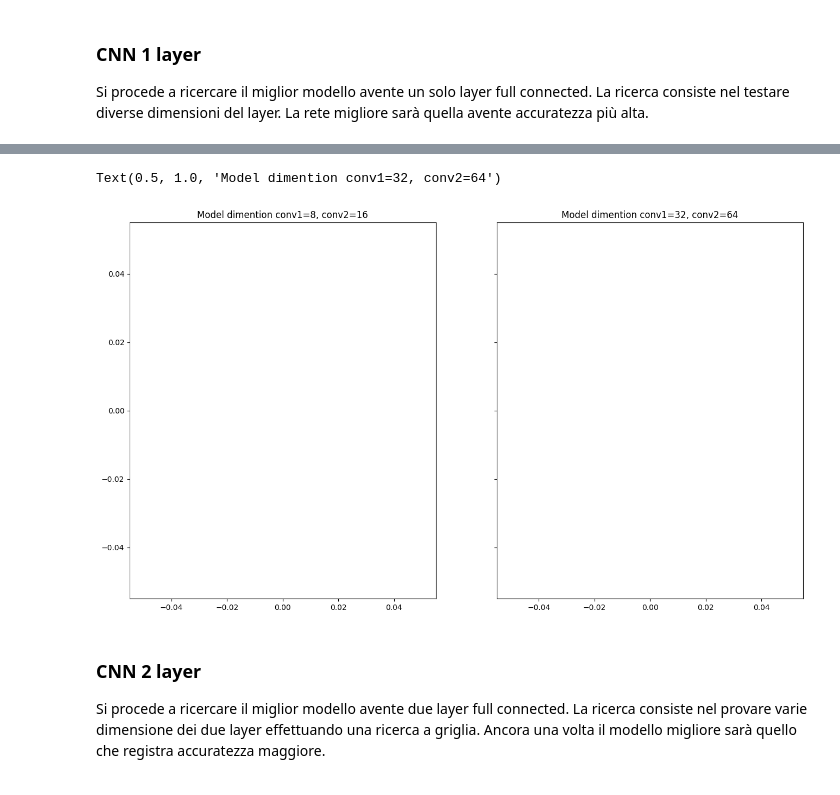
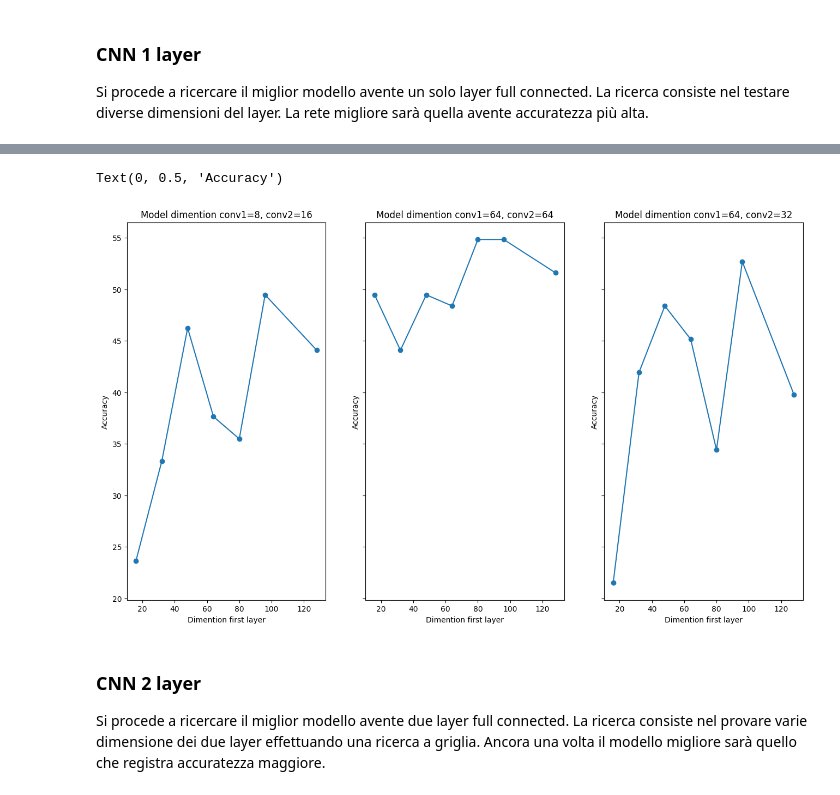
Before and after one commit to lucaFiscariello/ProgettoMachineLearning, a Jupyter notebook: Completo.ipynb, the cells around one changed output, grey strips where cells are left out. Cells and saved outputs as stored; diff of their text form; code cells hidden in the pictures.

```diff
--- a/Completo.ipynb
+++ b/Completo.ipynb
@@ -1372,26 +1373,28 @@ print("Modello migliore con dati di test: accuratezza = {}, layer 1 = {}".format
 # %%
-df_8_16 = df_conv1[ (df_conv1['dim_conv_1'] == "8") & (df_conv1['dim_conv_2'] == "16") ]
-df_64_64 = df_conv1[ (df_conv1['dim_conv_1'] == "64") & (df_conv1['dim_conv_2'] == "64") ]
-df_64_32 = df_conv1[ (df_conv1['dim_conv_1'] == "64") & (df_conv1['dim_conv_2'] == "32") ]
+df_conv1 = pd.read_csv('Conv1.csv')
+
+df_8_16 = df_conv1[ (df_conv1['dim_conv_1'] == 8) & (df_conv1['dim_conv_2'] == 16) ]
+df_64_64 = df_conv1[ (df_conv1['dim_conv_1'] == 64) & (df_conv1['dim_conv_2'] == 64) ]
+df_64_32 = df_conv1[ (df_conv1['dim_conv_1'] == 64) & (df_conv1['dim_conv_2'] == 32) ]
 
 f, axarr = plt.subplots(1,3,figsize=(16, 9),sharex=True, sharey=True)
 axarr[0].plot(df_8_16['dim_layer_1'],df_8_16['accuracy'],'-o')
 axarr[0].set_title("Model dimention conv1=8, conv2=16")
 axarr[0].set_xlabel("Dimention first layer")
 axarr[0].set_ylabel("Accuracy")
 
 axarr[1].plot(df_64_64['dim_layer_1'],df_64_64['accuracy'],'-o')
 axarr[1].set_title("Model dimention conv1=64, conv2=64")
 axarr[1].set_xlabel("Dimention first layer")
 axarr[1].set_ylabel("Accuracy")
 
 axarr[2].plot(df_64_32['dim_layer_1'],df_64_32['accuracy'],'-o')
 axarr[2].set_title("Model dimention conv1=64, conv2=32")
 axarr[2].set_xlabel("Dimention first layer")
 axarr[2].set_ylabel("Accuracy")
 # %% [output]
-Text(0.5, 1.0, 'Model dimention conv1=32, conv2=64')
+Text(0, 0.5, 'Accuracy')
-[figure, old version]
+[figure, new version]
 # %% [markdown]
 ### CNN 2 layer
 Si procede a ricercare il miglior modello avente due layer full connected. La ricerca consiste nel provare varie dimensione dei due layer effettuando una ricerca a griglia. Ancora una volta il modello migliore sarà quello che registra accuratezza maggiore.
```
Also changed, not shown: parts of 20 cells of this notebook.
